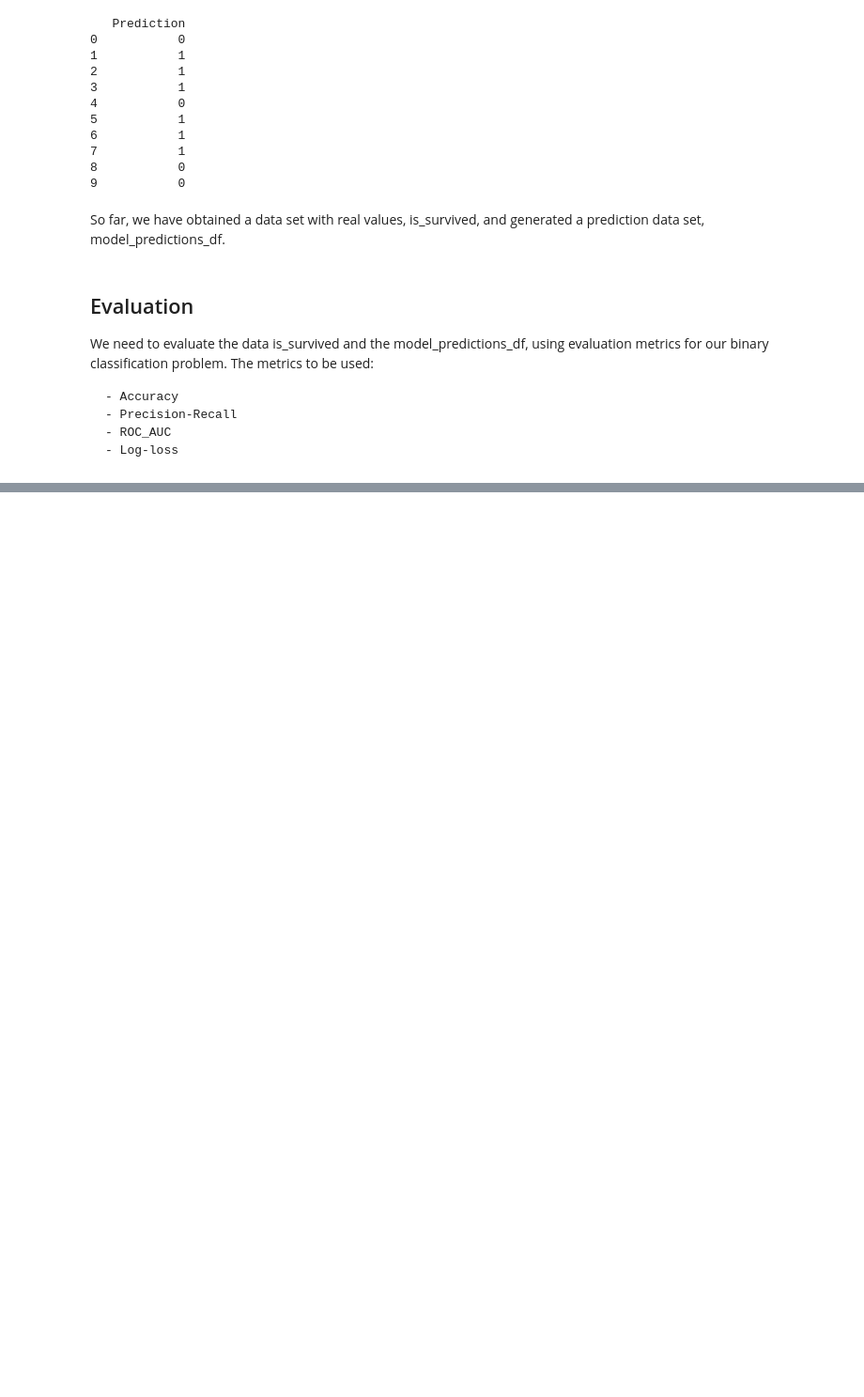
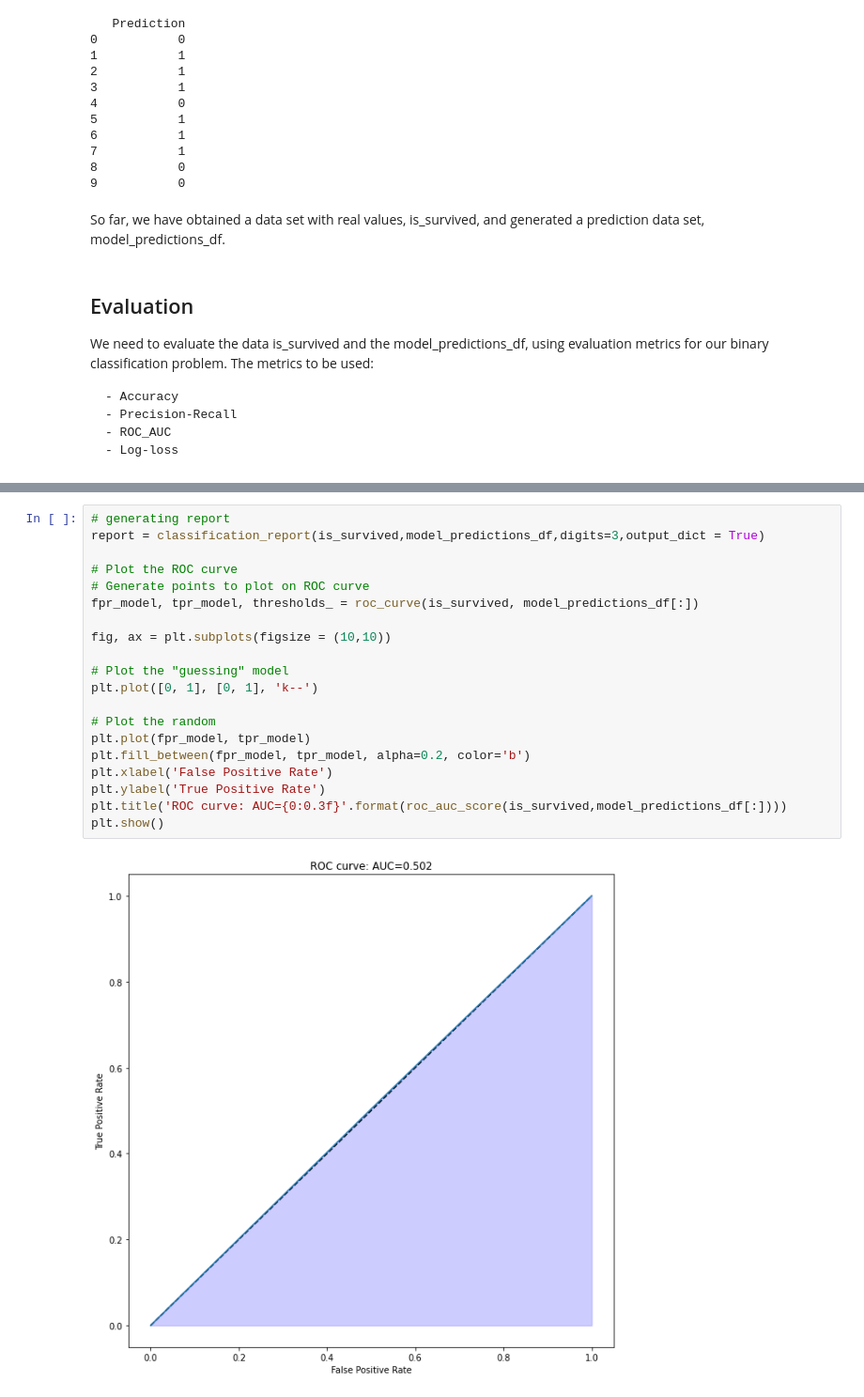
Before and after one commit to lucisaldanha/quiz1_csci-6364, a Jupyter notebook: quiz1.b.ipynb, the cells around one changed output, grey strips where cells are left out. Shown at 94% size. Cells and saved outputs as stored; diff of their text form; blank space fills up the shorter version.

```diff
--- a/quiz1.b.ipynb
+++ b/quiz1.b.ipynb
@@ -173,0 +179,22 @@ Specificity value for our model: 0.5009107468123861.
+# %%
+# generating report
+report = classification_report(is_survived,model_predictions_df,digits=3,output_dict = True)
+
+# Plot the ROC curve
+# Generate points to plot on ROC curve
+fpr_model, tpr_model, thresholds_ = roc_curve(is_survived, model_predictions_df[:])
+
+fig, ax = plt.subplots(figsize = (10,10))
+
+# Plot the "guessing" model
+plt.plot([0, 1], [0, 1], 'k--')
+
+# Plot the random
+plt.plot(fpr_model, tpr_model)
+plt.fill_between(fpr_model, tpr_model, alpha=0.2, color='b')
+plt.xlabel('False Positive Rate')
+plt.ylabel('True Positive Rate')
+plt.title('ROC curve: AUC={0:0.3f}'.format(roc_auc_score(is_survived,model_predictions_df[:])))
+plt.show()
+# %% [output]
+[figure, added]
```
Also changed, not shown: parts of 26 cells of this notebook.
